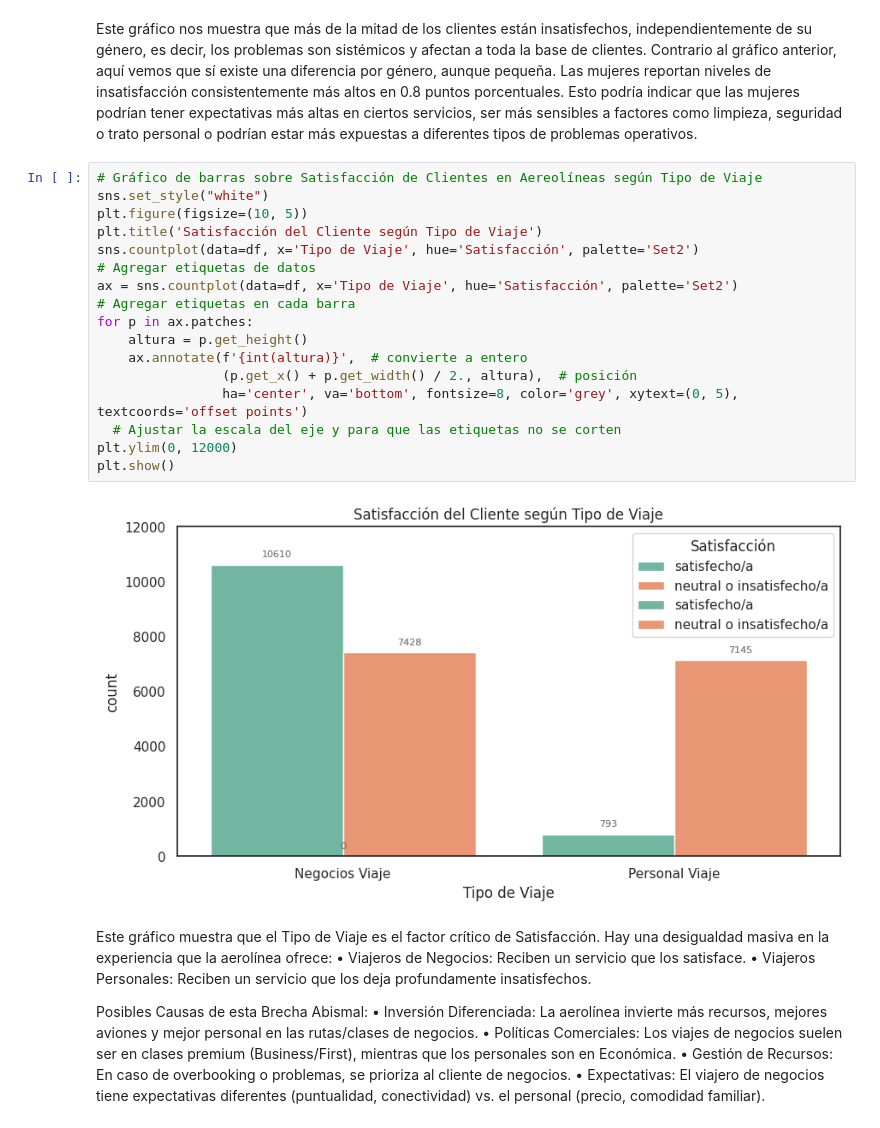
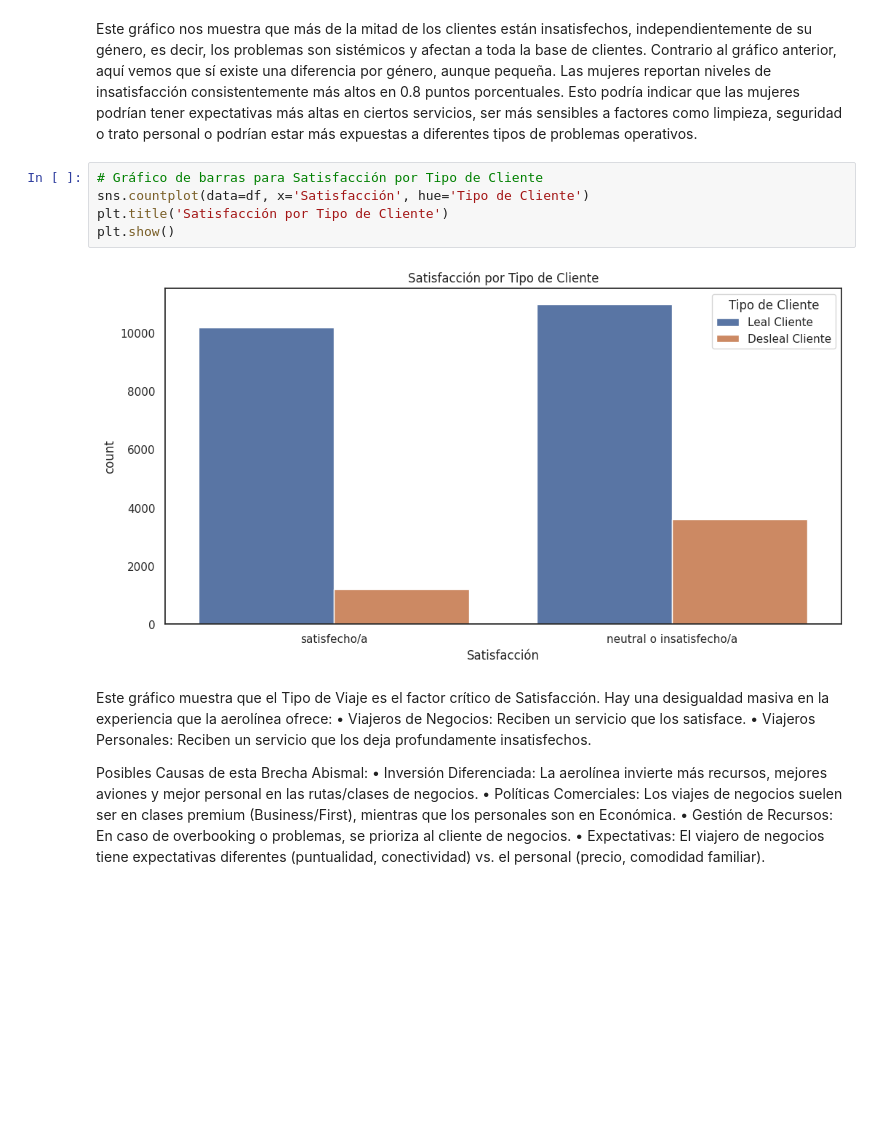
Before and after one commit to tomasrojas88/Data_Science_1, a Jupyter notebook: Satisfacción_Clientes_Aerolíneas.ipynb, the cells around one changed output. Cells and saved outputs as stored; diff of their text form; blank space fills up the shorter version.

```diff
--- a/Satisfacción_Clientes_Aerolíneas.ipynb
+++ b/Satisfacción_Clientes_Aerolíneas.ipynb
@@ -380,25 +410,13 @@ plt.show()
 [figure]
 # %% [markdown]
 Este gráfico nos muestra que más de la mitad de los clientes están insatisfechos, independientemente de su género, es decir, los problemas son sistémicos y afectan a toda la base de clientes. Contrario al gráfico anterior, aquí vemos que sí existe una diferencia por género, aunque pequeña. Las mujeres reportan niveles de insatisfacción consistentemente más altos en 0.8 puntos porcentuales. Esto podría indicar que las mujeres podrían tener expectativas más altas en ciertos servicios, ser más sensibles a factores como limpieza, seguridad o trato personal o podrían estar más expuestas a diferentes tipos de problemas operativos.
-# %%
-# Gráfico de barras sobre Satisfacción de Clientes en Aereolíneas según Tipo de Viaje
-sns.set_style("white")
-plt.figure(figsize=(10, 5))
-plt.title('Satisfacción del Cliente según Tipo de Viaje')
-sns.countplot(data=df, x='Tipo de Viaje', hue='Satisfacción', palette='Set2')
-# Agregar etiquetas de datos
-ax = sns.countplot(data=df, x='Tipo de Viaje', hue='Satisfacción', palette='Set2')
-# Agregar etiquetas en cada barra
-for p in ax.patches:
-    altura = p.get_height()
-    ax.annotate(f'{int(altura)}',  # convierte a entero
-                (p.get_x() + p.get_width() / 2., altura),  # posición
-                ha='center', va='bottom', fontsize=8, color='grey', xytext=(0, 5), textcoords='offset points')
-  # Ajustar la escala del eje y para que las etiquetas no se corten
-plt.ylim(0, 12000)
-plt.show()
-# %% [output]
-[figure, removed]
+# %%
+# Gráfico de barras para Satisfacción por Tipo de Cliente
+sns.countplot(data=df, x='Satisfacción', hue='Tipo de Cliente')
+plt.title('Satisfacción por Tipo de Cliente')
+plt.show()
+# %% [output]
+[figure, added]
 # %% [markdown]
 Este gráfico muestra que el Tipo de Viaje es el factor crítico de Satisfacción. Hay una desigualdad masiva en la experiencia que la aerolínea ofrece: • Viajeros de Negocios: Reciben un servicio que los satisface. • Viajeros Personales: Reciben un servicio que los deja profundamente insatisfechos.
 
```
Also changed, not shown: parts of 32 cells of this notebook.
